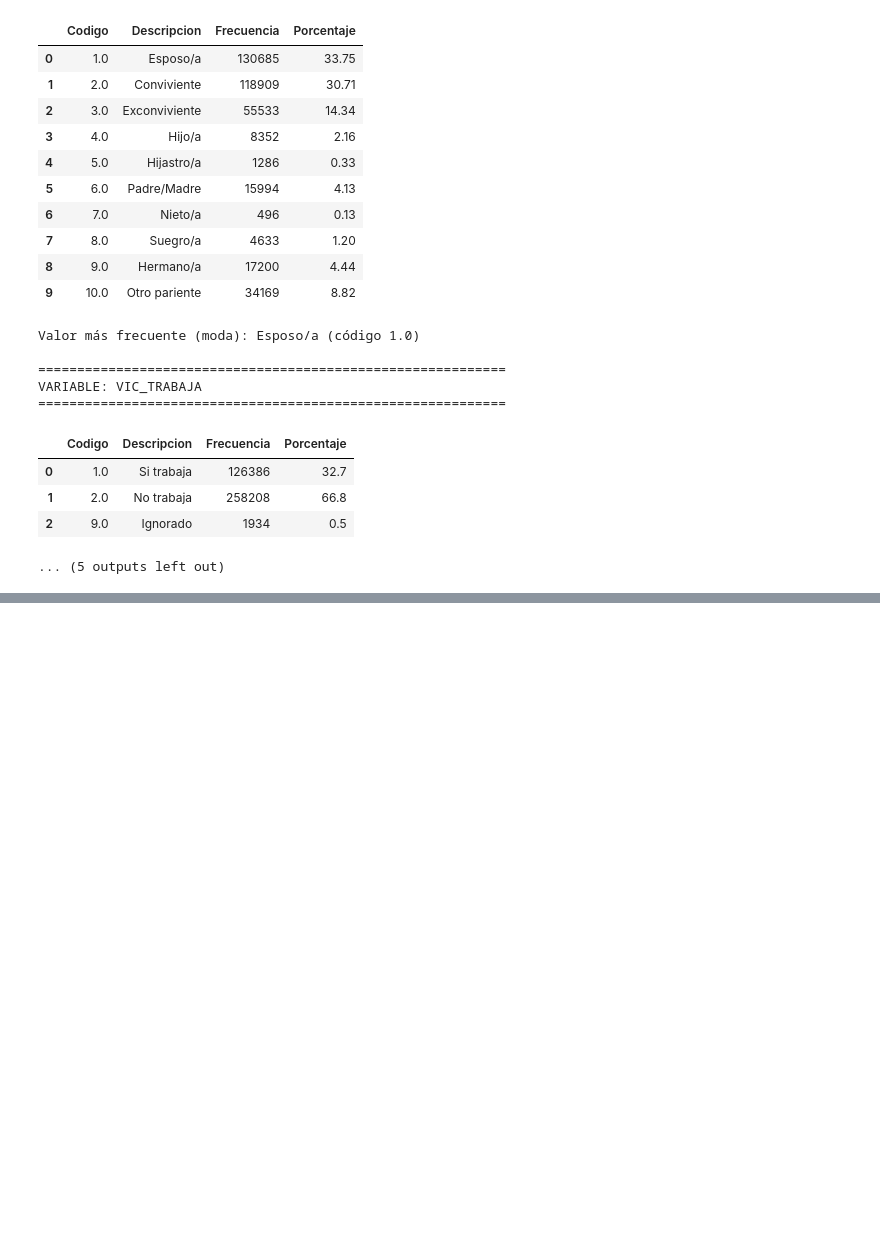
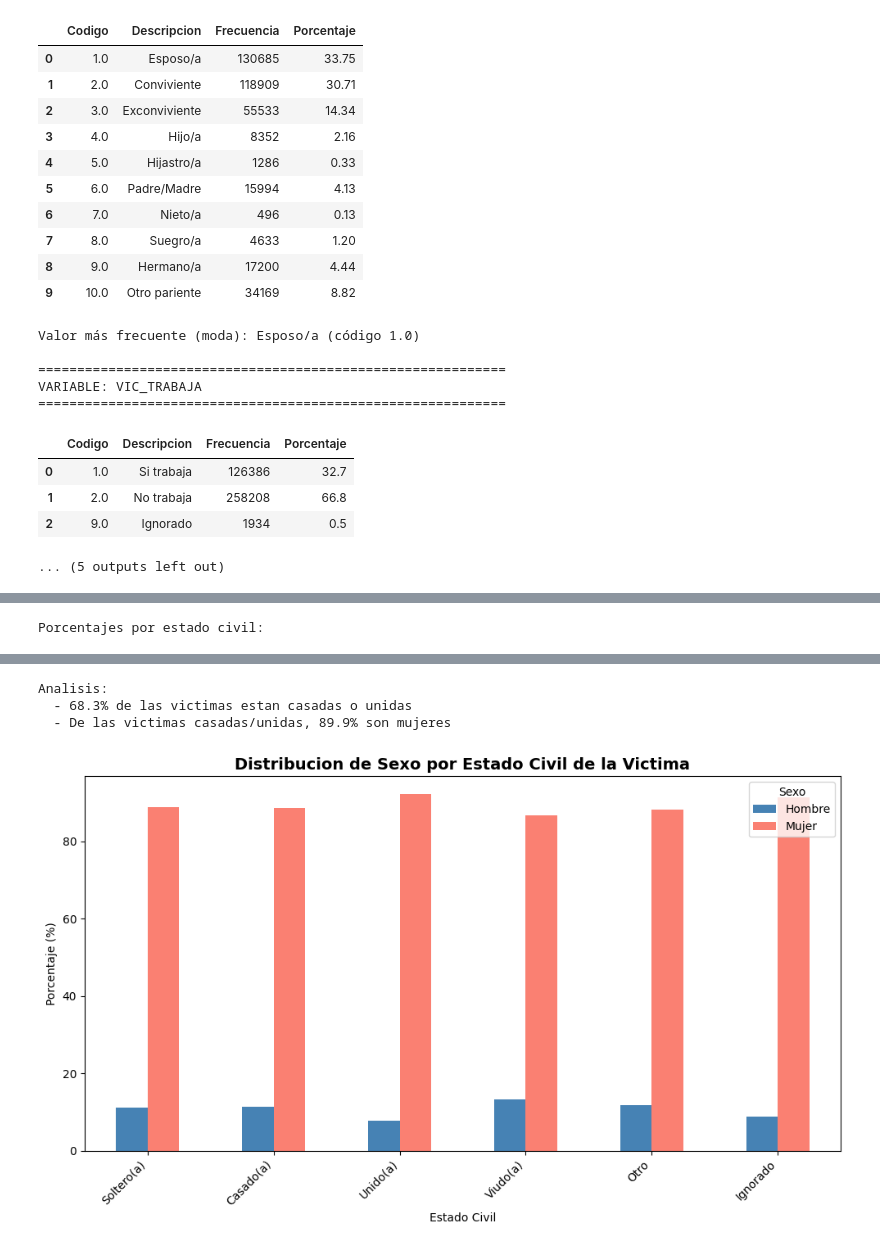
Before and after one commit to FerAHMz/proy1-md, a Jupyter notebook: data-analist-violencia-intrafamiliar/analisis_violenciaIntra.ipynb, the cells around one changed output, grey strips where cells are left out. Drawn from its saved outputs; the diff is of its cells as text; code cells hidden in the pictures; blank space fills up the shorter version.

Commit message:
inciso c fix

```diff
--- a/data-analist-violencia-intrafamiliar/analisis_violenciaIntra.ipynb
+++ b/data-analist-violencia-intrafamiliar/analisis_violenciaIntra.ipynb
@@ -822,0 +816,70 @@ Los cruces que realizaremos son:
+# %%
+# INCISO 1C) CRUCE DE VARIABLES IMPORTANTES
+# Problematica: Matrimonios que terminan en problemas de violencia intrafamiliar
+
+print("="*80)
+print("INCISO 1C: CRUCE DE VARIABLES IMPORTANTES")
+print("Problematica: Matrimonios y Violencia Intrafamiliar")
+print("="*80)
+
+# Variables clave para analizar la problematica de matrimonios y violencia
+# 1. VIC_EST_CIV: Estado civil de la victima (Casado/Unido)
+# 2. VIC_REL_AGR: Relacion con el agresor (Esposo/Conviviente)
+# 3. VIC_SEXO: Sexo de la victima
+# 4. AGR_SEXO: Sexo del agresor
+# 5. VIC_EDAD: Edad de la victima
+
+print("\nVariables clave identificadas:")
+print("  1. Estado civil de la victima (VIC_EST_CIV)")
+print("  2. Relacion victima-agresor (VIC_REL_AGR)")
+print("  3. Sexo de victima y agresor (VIC_SEXO, AGR_SEXO)")
+print("  4. Edad de la victima (VIC_EDAD)")
+print("  5. Grupo etnico (VIC_GRUPET)")
+
+print("\n" + "="*80)
+print("CRUCE 1: ESTADO CIVIL vs SEXO DE LA VICTIMA")
+print("="*80)
+
+# Crear tabla cruzada
+cruce1 = pd.crosstab(data['VIC_EST_CIV'], data['VIC_SEXO'], margins=True)
+
+# Aplicar etiquetas
+etiquetas_est_civ = {1.0: 'Soltero(a)', 2.0: 'Casado(a)', 3.0: 'Unido(a)',
+                     4.0: 'Viudo(a)', 5.0: 'Otro', 9.0: 'Ignorado'}
+etiquetas_sexo = {1.0: 'Hombre', 2.0: 'Mujer'}
+
+cruce1.index = cruce1.index.map(lambda x: etiquetas_est_civ.get(x, 'Total') if x != 'All' else 'Total')
+cruce1.columns = cruce1.columns.map(lambda x: etiquetas_sexo.get(x, 'Total') if x != 'All' else 'Total')
+
+print("\nFrecuencias absolutas:")
+display(cruce1)
+
+# Calcular porcentajes por fila
+cruce1_pct = pd.crosstab(data['VIC_EST_CIV'], data['VIC_SEXO'], normalize='index') * 100
+cruce1_pct.index = cruce1_pct.index.map(lambda x: etiquetas_est_civ.get(x, x))
+cruce1_pct.columns = cruce1_pct.columns.map(lambda x: etiquetas_sexo.get(x, x))
+
+print("\nPorcentajes por estado civil:")
+display(cruce1_pct.round(2))
+
+# Analisis
+print("\nAnalisis:")
+casados_unidos = data[data['VIC_EST_CIV'].isin([2.0, 3.0])]
+pct_matrimonios = (len(casados_unidos) / len(data)) * 100
+print(f"  - {pct_matrimonios:.1f}% de las victimas estan casadas o unidas")
+
+mujeres_casadas = len(casados_unidos[casados_unidos['VIC_SEXO'] == 2.0])
+pct_mujeres = (mujeres_casadas / len(casados_unidos)) * 100
+print(f"  - De las victimas casadas/unidas, {pct_mujeres:.1f}% son mujeres")
+
+# Grafico
+fig, ax = plt.subplots(figsize=(10, 6))
+cruce1_pct.drop('Total', axis=1, errors='ignore').plot(kind='bar', ax=ax, color=['steelblue', 'salmon'])
+ax.set_title('Distribucion de Sexo por Estado Civil de la Victima', fontsize=14, fontweight='bold')
+ax.set_xlabel('Estado Civil')
+ax.set_ylabel('Porcentaje (%)')
+ax.legend(title='Sexo')
+plt.xticks(rotation=45, ha='right')
+plt.tight_layout()
+plt.show()
+# %% [output]
@@ -822,0 +912 @@ Los cruces que realizaremos son:
+Porcentajes por estado civil:
@@ -822,0 +921,4 @@ Los cruces que realizaremos son:
+Analisis:
+  - 68.3% de las victimas estan casadas o unidas
+  - De las victimas casadas/unidas, 89.9% son mujeres
+[figure, added]
```
Also changed, not shown: parts of 7 cells of this notebook.
